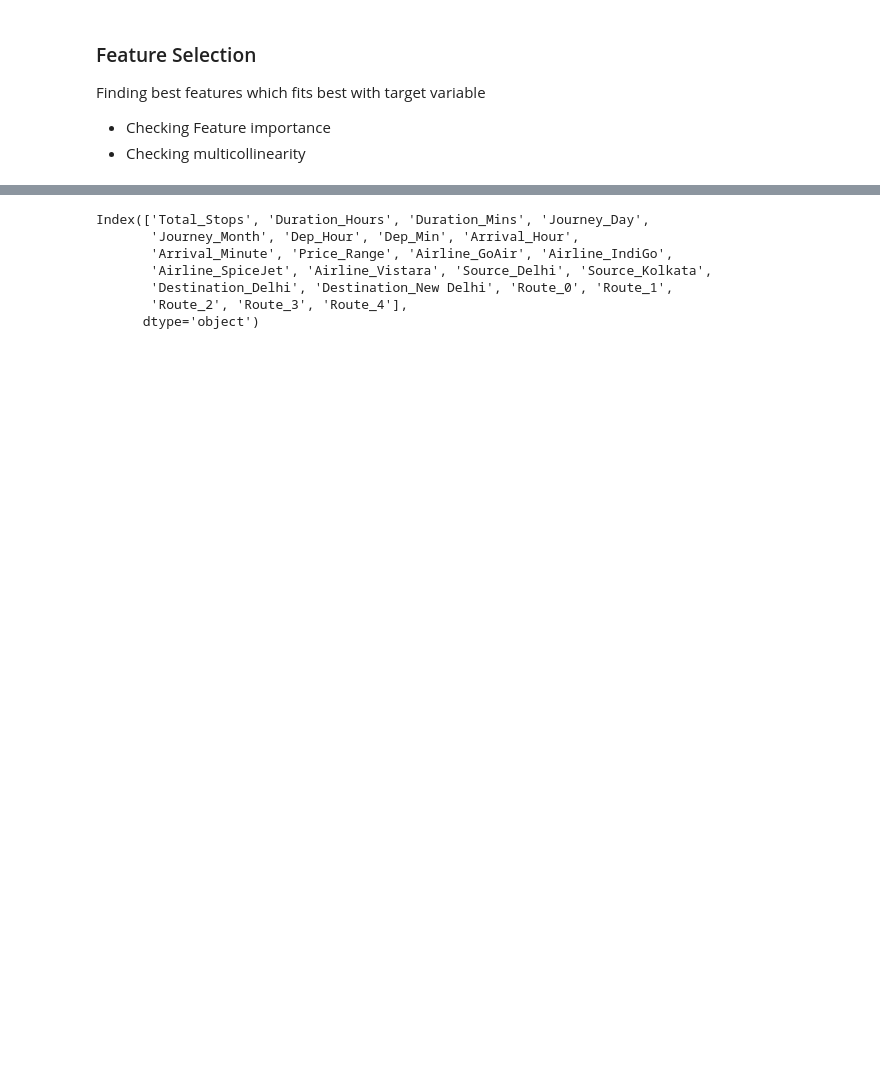
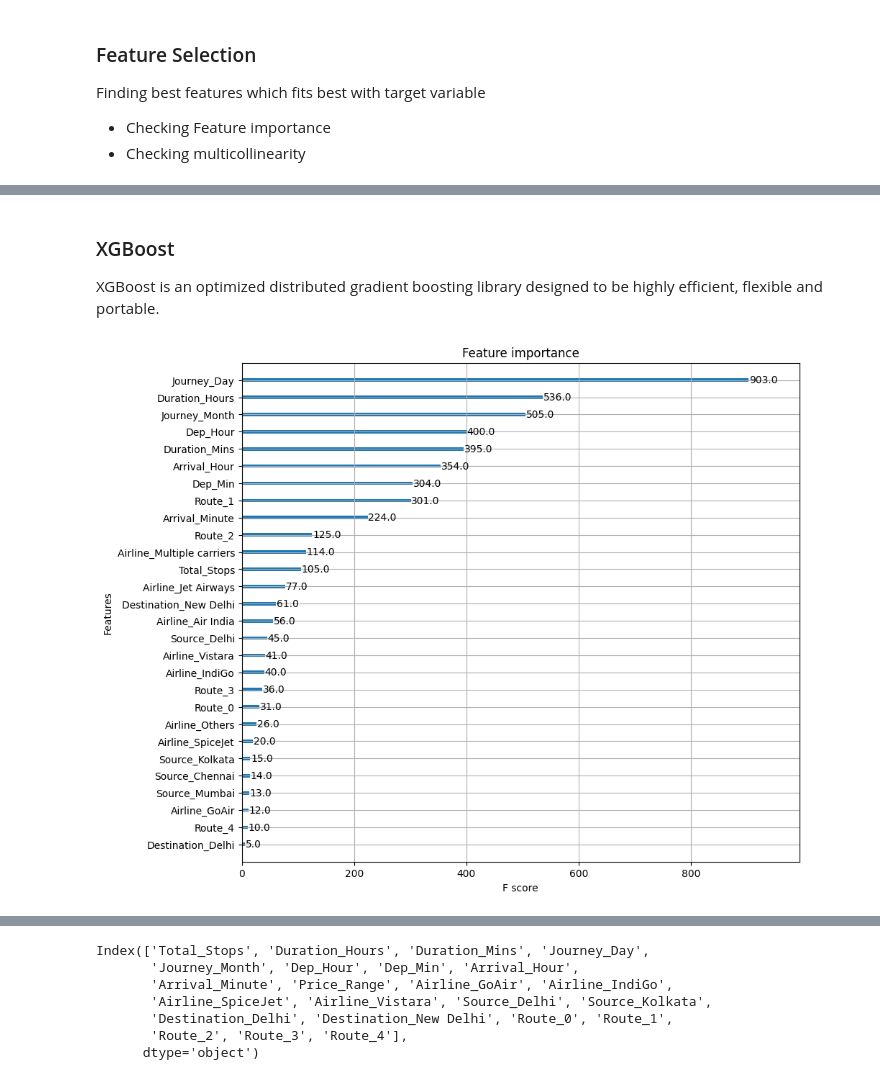
Before and after one commit to ganeshss0/flight-fare-prediction, a Jupyter notebook: notebooks/Flight Fare Prediction.ipynb, the cells around one changed output, grey strips where cells are left out. Saved outputs shown, nothing was run; the diff lists cells and outputs as text; code cells hidden in the pictures; blank space fills up the shorter version.

```diff
--- a/notebooks/Flight Fare Prediction.ipynb
+++ b/notebooks/Flight Fare Prediction.ipynb
@@ -1314,7 +1471,15 @@ plot = plot_importance(lgb, ax=ax)
+# %% [markdown]
+### XGBoost
+XGBoost is an optimized distributed gradient boosting library designed to be highly efficient, flexible and portable.
 # %%
 import xgboost
+from xgboost.plotting import plot_importance
+
+# creating figure and axes
 fig, ax = plt.subplots(figsize=(10, 9))
 
-xgb = xgboost.XGBRegressor(objective='reg:squarederror')
+xgb = xgboost.XGBRegressor(objective='reg:squarederror', importance_type='gain')
 xgb.fit(X_train, y_train)
-plot = xgboost.plot_importance(xgb, ax=ax);
+plot = plot_importance(xgb, ax=ax);
+# %% [output]
+[figure, added]
```
Also changed, not shown: parts of 77 cells of this notebook.
